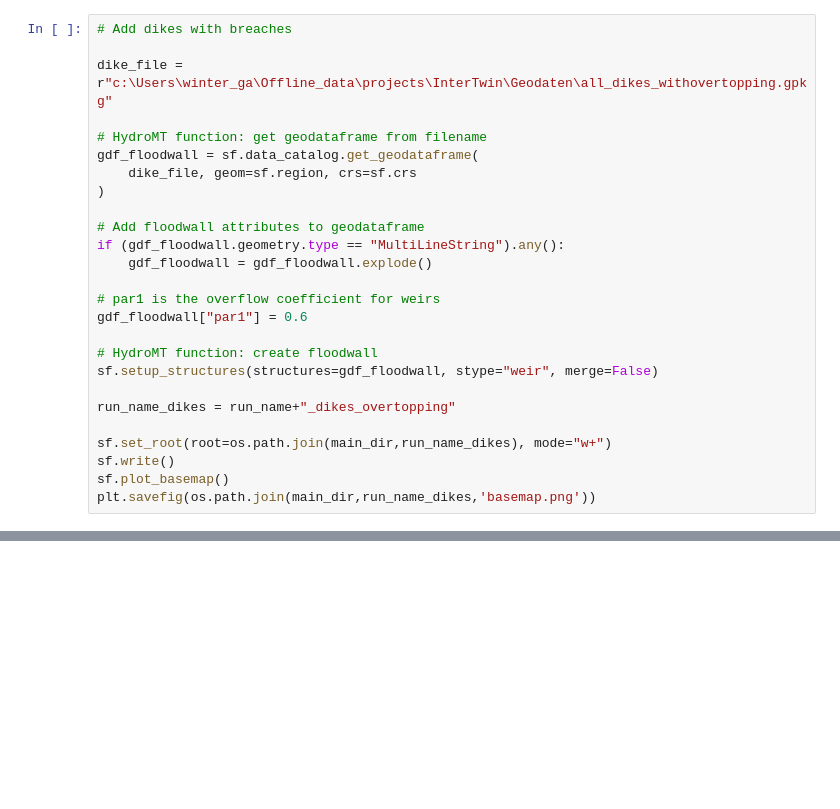
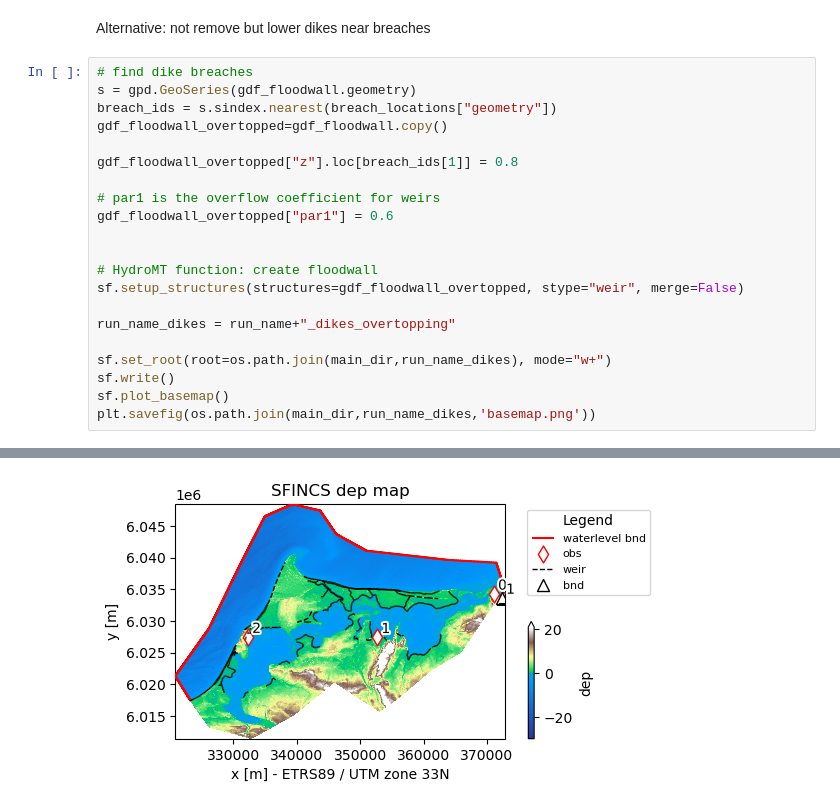
Before and after one commit to interTwin-eu/DT-flood, a Jupyter notebook: SFINCS_GFM/make_model_meas_wl.ipynb, the cells around one changed output, grey strips where cells are left out. Drawn from its saved outputs; the diff is of its cells as text; blank space fills up the shorter version.

```diff
--- a/SFINCS_GFM/make_model_meas_wl.ipynb
+++ b/SFINCS_GFM/make_model_meas_wl.ipynb
@@ -196,22 +353,19 @@ plt.savefig(os.path.join(main_dir,run_name_dikes,'basemap.png'))
+# %% [markdown]
+Alternative: not remove but lower dikes near breaches
 # %%
-# Add dikes with breaches
+# find dike breaches
+s = gpd.GeoSeries(gdf_floodwall.geometry)
+breach_ids = s.sindex.nearest(breach_locations["geometry"])
+gdf_floodwall_overtopped=gdf_floodwall.copy()
 
-dike_file = r"c:\Users\winter_ga\Offline_data\projects\InterTwin\Geodaten\all_dikes_withovertopping.gpkg"
-
-# HydroMT function: get geodataframe from filename
-gdf_floodwall = sf.data_catalog.get_geodataframe(
-    dike_file, geom=sf.region, crs=sf.crs
-)
-
-# Add floodwall attributes to geodataframe
-if (gdf_floodwall.geometry.type == "MultiLineString").any():
-    gdf_floodwall = gdf_floodwall.explode()
+gdf_floodwall_overtopped["z"].loc[breach_ids[1]] = 0.8
 
 # par1 is the overflow coefficient for weirs
-gdf_floodwall["par1"] = 0.6
+gdf_floodwall_overtopped["par1"] = 0.6
+
 
 # HydroMT function: create floodwall
-sf.setup_structures(structures=gdf_floodwall, stype="weir", merge=False)
+sf.setup_structures(structures=gdf_floodwall_overtopped, stype="weir", merge=False)
 
 run_name_dikes = run_name+"_dikes_overtopping"
 
@@ -219,3 +373,4 @@ sf.set_root(root=os.path.join(main_dir,run_name_dikes), mode="w+")
 sf.write()
 sf.plot_basemap()
 plt.savefig(os.path.join(main_dir,run_name_dikes,'basemap.png'))
+# %% [output]
@@ -221,0 +387 @@ plt.savefig(os.path.join(main_dir,run_name_dikes,'basemap.png'))
+[figure, added]
```
Also changed, not shown: parts of 19 cells of this notebook.
